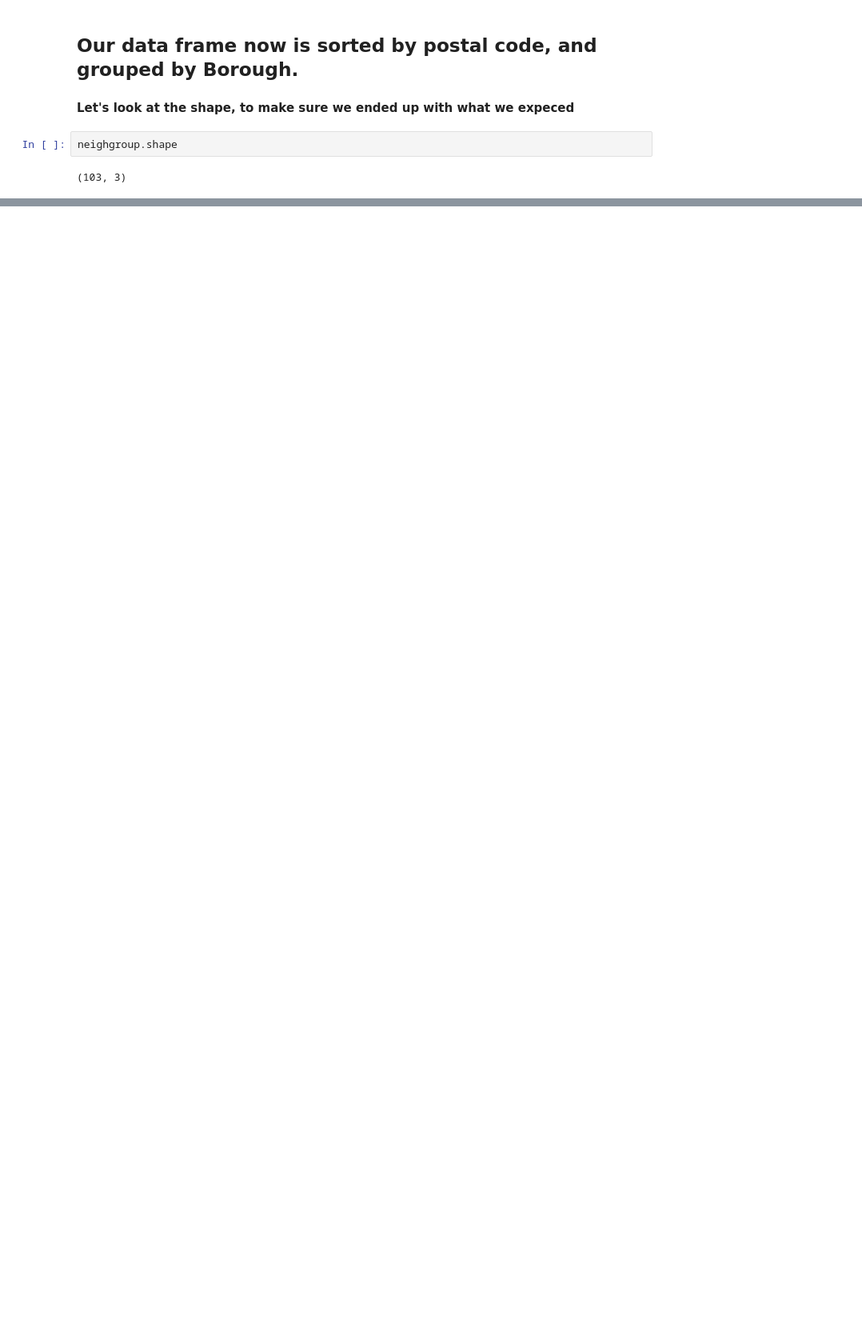
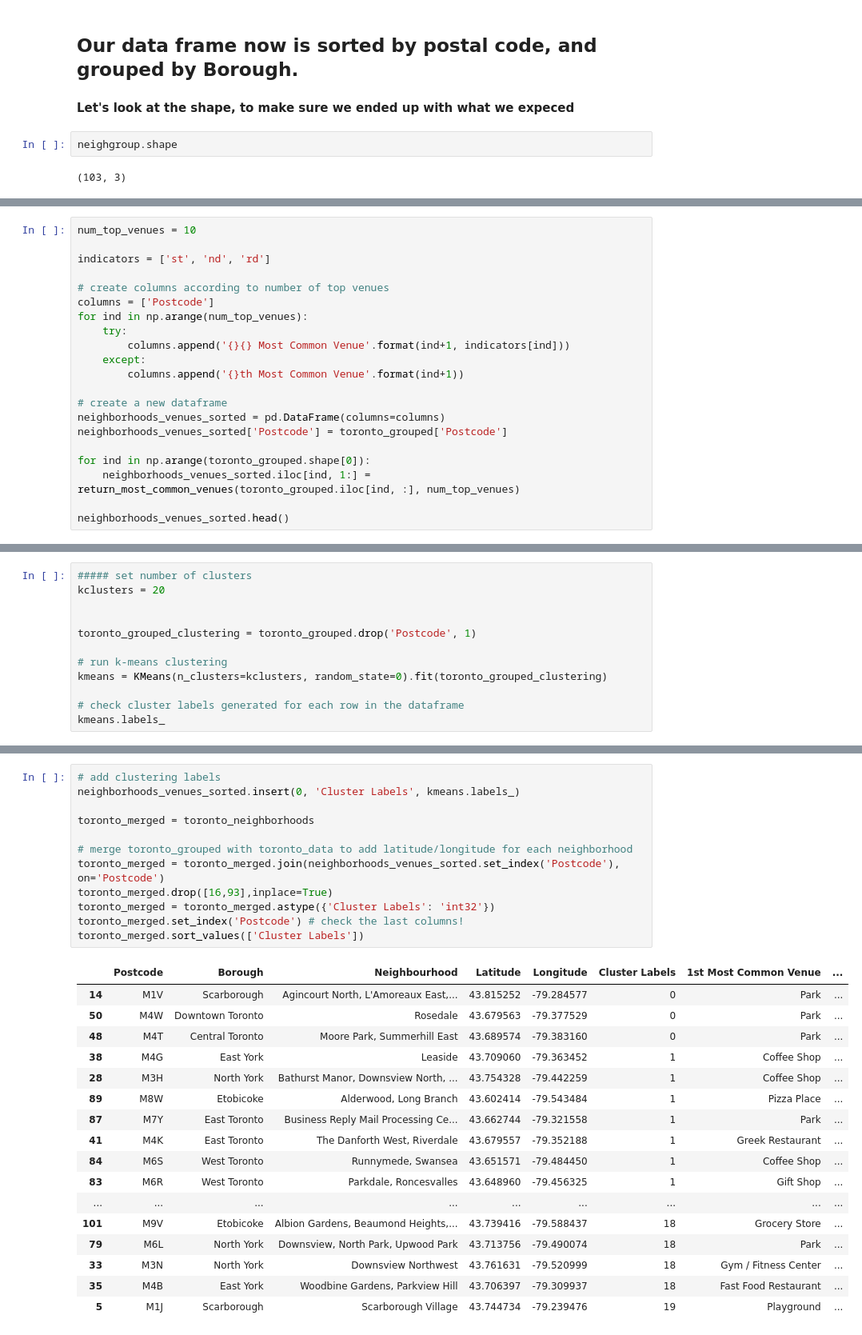
Before and after one commit to Caellwyn/Data-Science-Portfolio, a Jupyter notebook: Toronto Neighborhoods Dataframe_Clusters.ipynb, the cells around one changed output, grey strips where cells are left out. Shown at 80% size. Drawn from its saved outputs; the diff is of its cells as text; blank space fills up the shorter version.

```diff
--- a/Toronto Neighborhoods Dataframe_Clusters.ipynb
+++ b/Toronto Neighborhoods Dataframe_Clusters.ipynb
@@ -177,0 +386,21 @@ toronto_neighborhoods
+# %%
+num_top_venues = 10
+
+indicators = ['st', 'nd', 'rd']
+
+# create columns according to number of top venues
+columns = ['Postcode']
+for ind in np.arange(num_top_venues):
+    try:
+        columns.append('{}{} Most Common Venue'.format(ind+1, indicators[ind]))
+    except:
+        columns.append('{}th Most Common Venue'.format(ind+1))
+
+# create a new dataframe
+neighborhoods_venues_sorted = pd.DataFrame(columns=columns)
+neighborhoods_venues_sorted['Postcode'] = toronto_grouped['Postcode']
+
+for ind in np.arange(toronto_grouped.shape[0]):
+    neighborhoods_venues_sorted.iloc[ind, 1:] = return_most_common_venues(toronto_grouped.iloc[ind, :], num_top_venues)
+
+neighborhoods_venues_sorted.head()
@@ -177,0 +420,12 @@ toronto_neighborhoods
+# %%
+##### set number of clusters
+kclusters = 20
+
+
+toronto_grouped_clustering = toronto_grouped.drop('Postcode', 1)
+
+# run k-means clustering
+kmeans = KMeans(n_clusters=kclusters, random_state=0).fit(toronto_grouped_clustering)
+
+# check cluster labels generated for each row in the dataframe
+kmeans.labels_
@@ -177,0 +442,30 @@ toronto_neighborhoods
+# %%
+# add clustering labels
+neighborhoods_venues_sorted.insert(0, 'Cluster Labels', kmeans.labels_)
+
+toronto_merged = toronto_neighborhoods
+
+# merge toronto_grouped with toronto_data to add latitude/longitude for each neighborhood
+toronto_merged = toronto_merged.join(neighborhoods_venues_sorted.set_index('Postcode'), on='Postcode')
+toronto_merged.drop([16,93],inplace=True)
+toronto_merged = toronto_merged.astype({'Cluster Labels': 'int32'})
+toronto_merged.set_index('Postcode') # check the last columns!
+toronto_merged.sort_values(['Cluster Labels'])
+# %% [output]
+|  | Postcode | Borough | Neighbourhood | Latitude | Longitude | Cluster Labels | 1st Most Common Venue | ... |
+| 14 | M1V | Scarborough | Agincourt North, L'Amoreaux East,... | 43.815252 | -79.284577 | 0 | Park | ... |
+| 50 | M4W | Downtown Toronto | Rosedale | 43.679563 | -79.377529 | 0 | Park | ... |
+| 48 | M4T | Central Toronto | Moore Park, Summerhill East | 43.689574 | -79.383160 | 0 | Park | ... |
+| 38 | M4G | East York | Leaside | 43.709060 | -79.363452 | 1 | Coffee Shop | ... |
+| 28 | M3H | North York | Bathurst Manor, Downsview North, ... | 43.754328 | -79.442259 | 1 | Coffee Shop | ... |
+| 89 | M8W | Etobicoke | Alderwood, Long Branch | 43.602414 | -79.543484 | 1 | Pizza Place | ... |
+| 87 | M7Y | East Toronto | Business Reply Mail Processing Ce... | 43.662744 | -79.321558 | 1 | Park | ... |
+| 41 | M4K | East Toronto | The Danforth West, Riverdale | 43.679557 | -79.352188 | 1 | Greek Restaurant | ... |
+| 84 | M6S | West Toronto | Runnymede, Swansea | 43.651571 | -79.484450 | 1 | Coffee Shop | ... |
+| 83 | M6R | West Toronto | Parkdale, Roncesvalles | 43.648960 | -79.456325 | 1 | Gift Shop | ... |
+| ... | ... | ... | ... | ... | ... | ... | ... | ... |
+| 101 | M9V | Etobicoke | Albion Gardens, Beaumond Heights,... | 43.739416 | -79.588437 | 18 | Grocery Store | ... |
+| 79 | M6L | North York | Downsview, North Park, Upwood Park | 43.713756 | -79.490074 | 18 | Park | ... |
+| 33 | M3N | North York | Downsview Northwest | 43.761631 | -79.520999 | 18 | Gym / Fitness Center | ... |
+| 35 | M4B | East York | Woodbine Gardens, Parkview Hill | 43.706397 | -79.309937 | 18 | Fast Food Restaurant | ... |
+| 5 | M1J | Scarborough | Scarborough Village | 43.744734 | -79.239476 | 19 | Playground | ... |
```
Also changed, not shown: parts of 27 cells of this notebook.
